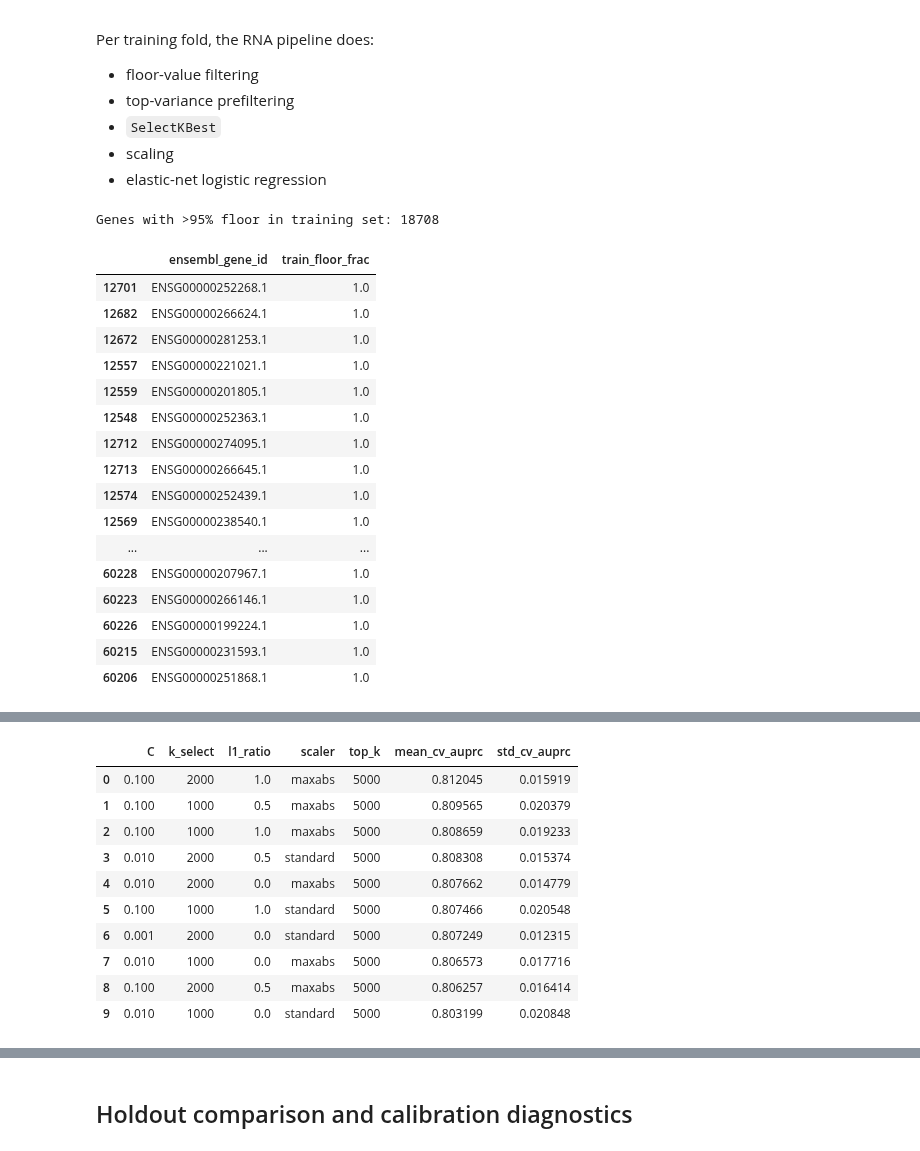
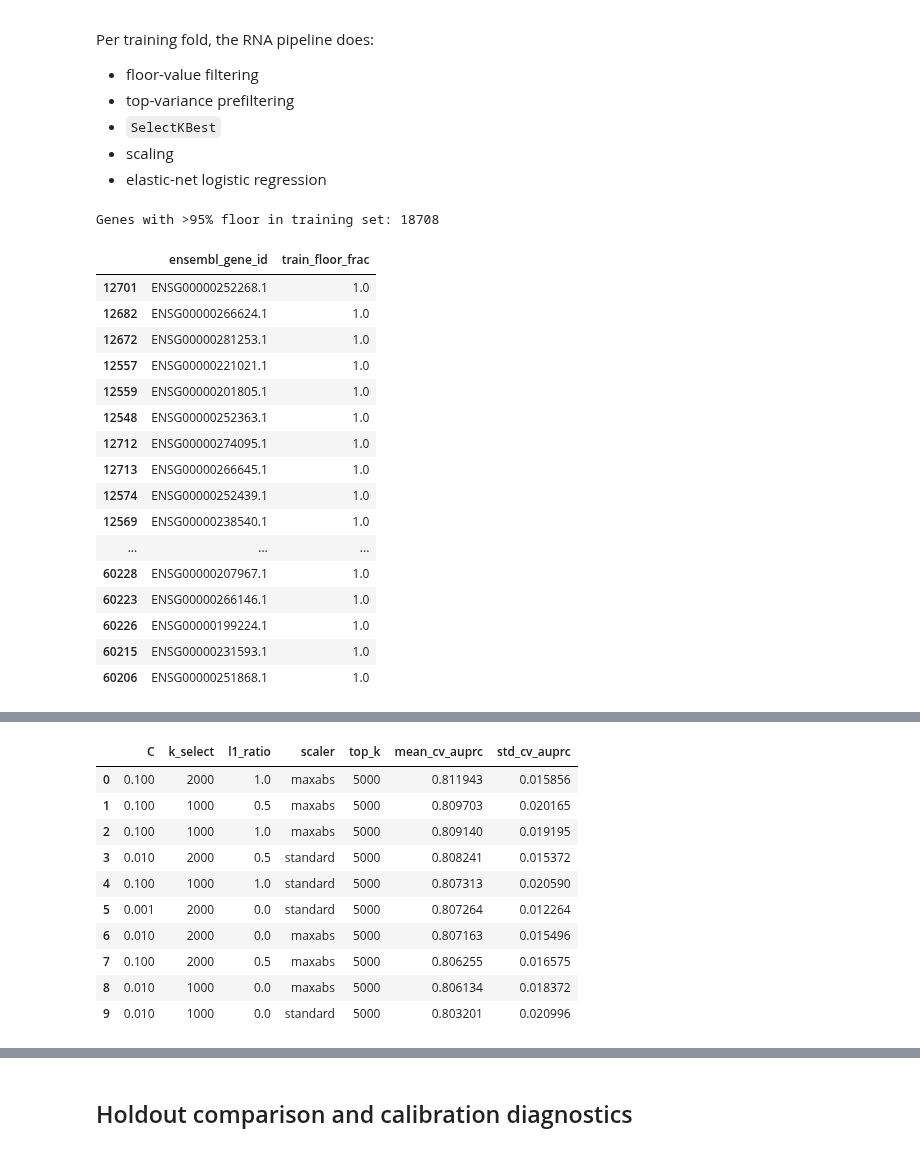
Before and after one commit to MauriceCC04/tp53-rna-prediction, a Jupyter notebook: tcga_modeling.ipynb, the cells around one changed output, grey strips where cells are left out. Saved outputs shown, nothing was run; the diff lists cells and outputs as text; code cells hidden in the pictures.

```diff
--- a/tcga_modeling.ipynb
+++ b/tcga_modeling.ipynb
@@ -302,7 +331,8 @@ The notebook first loads the mutation and metadata / phenotype tables, infers th
 This avoids loading the full expression matrix too early.
 # %%
 def sniff_sep(path):
-    with open(path, "r", errors="ignore") as f:
+    opener = gzip.open if str(path).endswith(".gz") else open
+    with opener(path, "rt", errors="ignore") as f:
         line = f.readline()
     if line.count("\t") > line.count(","):
         return "\t"
@@ -557,7 +587,7 @@ tp53_rows["effect_text"] = (
 PROTEIN_ALTERING_KEYWORDS = {
     "missense", "nonsense", "frame_shift", "frameshift", "splice", "stop_gained",
     "stoplost", "stop_lost", "nonstop", "translation_start", "start_codon",
-    "inframe", "in_frame", "trunc", "deleterious"
+    "inframe", "in_frame", "trunc", "deleterious", "nonsynonymous", "non_synonymous"
 }
 SYNONYMOUS_KEYWORDS = {"silent", "synonymous"}
 
@@ -887,12 +929,15 @@ def subset_X(X, idx):
     return X[idx]
 
 def evaluate_from_proba(y_true, y_proba, threshold=0.5):
+    """Primary metrics are threshold-free AUROC/AUPRC plus calibration/Brier.
+    Threshold-dependent metrics use a fixed 0.5 threshold and should be interpreted as secondary.
+    """
     y_pred = (y_proba >= threshold).astype(int)
     return {
         "auroc": roc_auc_score(y_true, y_proba),
         "auprc": average_precision_score(y_true, y_proba),
-        "balanced_accuracy": balanced_accuracy_score(y_true, y_pred),
-        "f1": f1_score(y_true, y_pred),
+        "balanced_accuracy_at_0.5": balanced_accuracy_score(y_true, y_pred),
+        "f1_at_0.5": f1_score(y_true, y_pred),
         "brier": brier_score_loss(y_true, y_proba),
     }
 
@@ -925,7 +970,7 @@ def evaluate_fitted_model(name, fitted_estimator, X_test, y_test, threshold=0.5,
     y_pred = (y_proba >= threshold).astype(int)
     print("Confusion matrix:")
     display(pd.DataFrame(confusion_matrix(y_test, y_pred), index=["true_0", "true_1"], columns=["pred_0", "pred_1"]))
-    print("Classification report:")
+    print("Classification report at fixed threshold 0.5:")
     print(classification_report(y_test, y_pred, digits=3))
 
     if show_plots:
@@ -981,7 +1026,7 @@ meta_pipe = Pipeline([
     (
         "clf",
         LogisticRegression(
-            max_iter=3000,
+            max_iter=SKLEARN_MAX_ITER,
             class_weight="balanced",
             solver="lbfgs",
             random_state=RANDOM_STATE,
@@ -1167,7 +1212,8 @@ def fit_binary_logreg_ready(X_train_ready, y_train, C, l1_ratio, backend="sklear
         clf = LogisticRegression(
             penalty="elasticnet",
             solver="saga",
-            max_iter=3000,
+            max_iter=SKLEARN_MAX_ITER,
+            tol=SAGA_TOL,
             class_weight="balanced",
             random_state=RANDOM_STATE,
             C=float(C),
@@ -1185,7 +1231,8 @@ def fit_binary_logreg_ready(X_train_ready, y_train, C, l1_ratio, backend="sklear
             penalty="elasticnet",
             C=float(C),
             l1_ratio=float(l1_ratio),
-            max_iter=3000,
+            max_iter=SKLEARN_MAX_ITER,
+            tol=SAGA_TOL,
             class_weight="balanced",
             fit_intercept=True,
             output_type="numpy",
@@ -1382,8 +1429,8 @@ def manual_cv_search_combo(
         "best_artifact": best_artifact,
     }
 
-def crossval_fixed_rna_params(X, y, splitter, params, backend="cuml"):
-    splits = materialize_cv_splits(splitter, y)
+def crossval_fixed_rna_params(X, y, splitter, params, backend="cuml", groups=None):
+    splits = materialize_cv_splits(splitter, y, groups=groups)
     rows = []
     for fold_idx, (tr_idx, val_idx) in enumerate(splits, start=1):
         artifact = fit_rna_artifact(X[tr_idx], y[tr_idx], params=params, backend=backend)
@@ -1462,14 +1509,14 @@ Best RNA CV AUPRC: 0.812044671583061
 |  | C | k_select | l1_ratio | scaler | top_k | mean_cv_auprc | std_cv_auprc |
-| 0 | 0.100 | 2000 | 1.0 | maxabs | 5000 | 0.812045 | 0.015919 |
-| 1 | 0.100 | 1000 | 0.5 | maxabs | 5000 | 0.809565 | 0.020379 |
-| 2 | 0.100 | 1000 | 1.0 | maxabs | 5000 | 0.808659 | 0.019233 |
-| 3 | 0.010 | 2000 | 0.5 | standard | 5000 | 0.808308 | 0.015374 |
-| 4 | 0.010 | 2000 | 0.0 | maxabs | 5000 | 0.807662 | 0.014779 |
-| 5 | 0.100 | 1000 | 1.0 | standard | 5000 | 0.807466 | 0.020548 |
-| 6 | 0.001 | 2000 | 0.0 | standard | 5000 | 0.807249 | 0.012315 |
-| 7 | 0.010 | 1000 | 0.0 | maxabs | 5000 | 0.806573 | 0.017716 |
-| 8 | 0.100 | 2000 | 0.5 | maxabs | 5000 | 0.806257 | 0.016414 |
-| 9 | 0.010 | 1000 | 0.0 | standard | 5000 | 0.803199 | 0.020848 |
+| 0 | 0.100 | 2000 | 1.0 | maxabs | 5000 | 0.811943 | 0.015856 |
+| 1 | 0.100 | 1000 | 0.5 | maxabs | 5000 | 0.809703 | 0.020165 |
+| 2 | 0.100 | 1000 | 1.0 | maxabs | 5000 | 0.809140 | 0.019195 |
+| 3 | 0.010 | 2000 | 0.5 | standard | 5000 | 0.808241 | 0.015372 |
+| 4 | 0.100 | 1000 | 1.0 | standard | 5000 | 0.807313 | 0.020590 |
+| 5 | 0.001 | 2000 | 0.0 | standard | 5000 | 0.807264 | 0.012264 |
+| 6 | 0.010 | 2000 | 0.0 | maxabs | 5000 | 0.807163 | 0.015496 |
+| 7 | 0.100 | 2000 | 0.5 | maxabs | 5000 | 0.806255 | 0.016575 |
+| 8 | 0.010 | 1000 | 0.0 | maxabs | 5000 | 0.806134 | 0.018372 |
+| 9 | 0.010 | 1000 | 0.0 | standard | 5000 | 0.803201 | 0.020996 |
 # %%
 best_rna_artifact = rna_search["best_artifact"]
 rna_test_proba = predict_rna_artifact(best_rna_artifact, X_rna_test)
```
Also changed, not shown: parts of 19 cells of this notebook, 1 other file.
